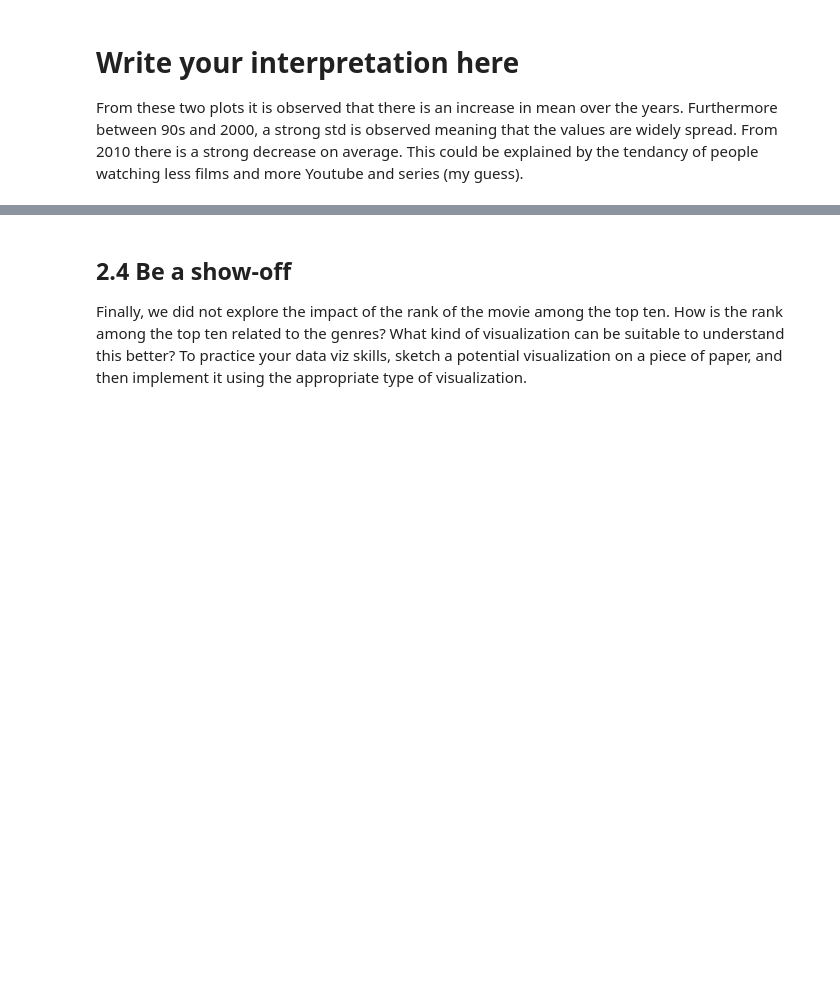
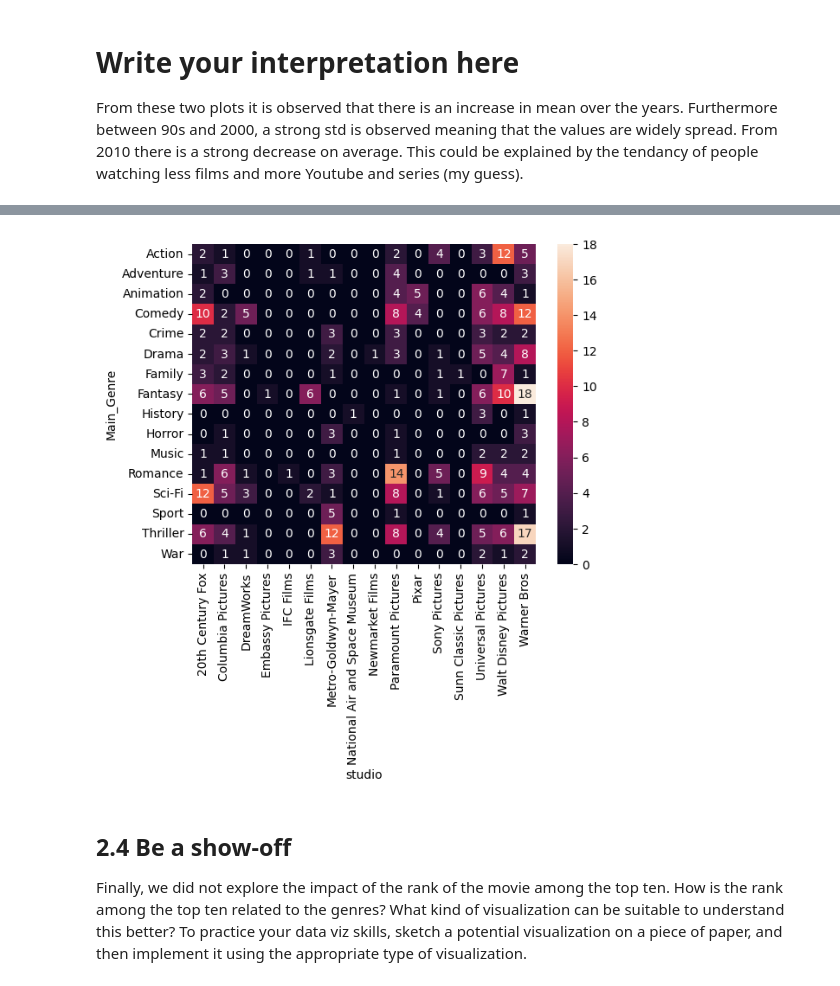
Before and after one commit to roduit/2023, a Jupyter notebook: Exercises/02 - Data viz and data from the web/Becoming a DataVizard exercise.ipynb, the cells around one changed output, grey strips where cells are left out. Cells and saved outputs as stored; diff of their text form; code cells hidden in the pictures; blank space fills up the shorter version.

```diff
--- a/Exercises/02 - Data viz and data from the web/Becoming a DataVizard exercise.ipynb
+++ b/Exercises/02 - Data viz and data from the web/Becoming a DataVizard exercise.ipynb
@@ -299,3 +282,13 @@ for row in range(size):
+# %%
+df_heatmap = movies[['Main_Genre', 'studio']].copy()
+df_heatmap = pd.DataFrame(df_heatmap.groupby(['Main_Genre','studio'])['studio'].count())
+df_heatmap.rename(columns={'studio':'nb_films'}, inplace=True)
+df_heatmap.reset_index(inplace=True)
+df_heatmap = df_heatmap.pivot(index='Main_Genre',columns='studio',values='nb_films')
+df_heatmap.fillna(0, inplace=True)
+sns.heatmap(df_heatmap, annot=True);
+# %% [output]
+[figure, added]
 # %%
 # Write your code to make the second heatmap here
 # %%
```
Also changed, not shown: parts of 3 cells of this notebook.
